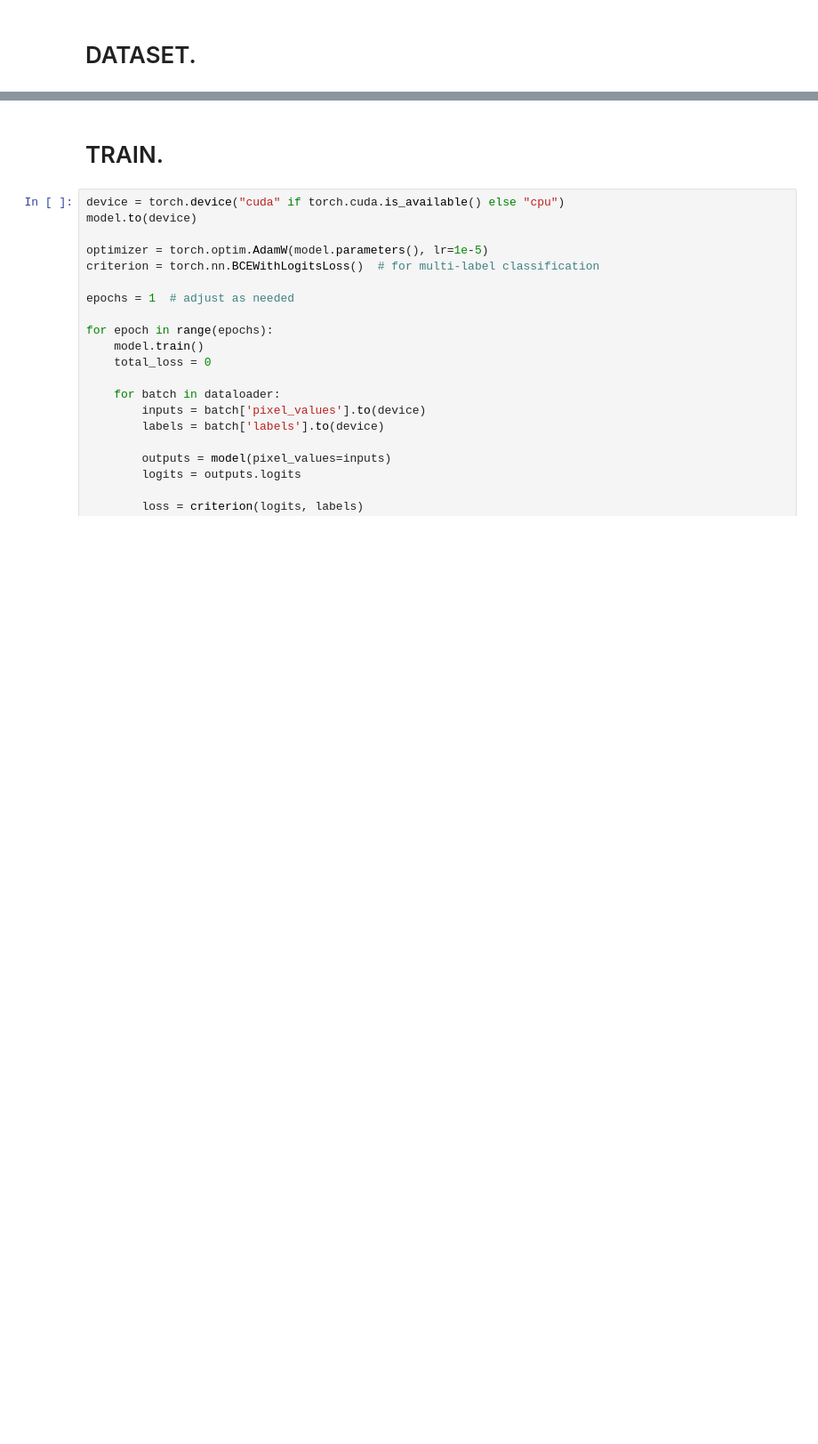
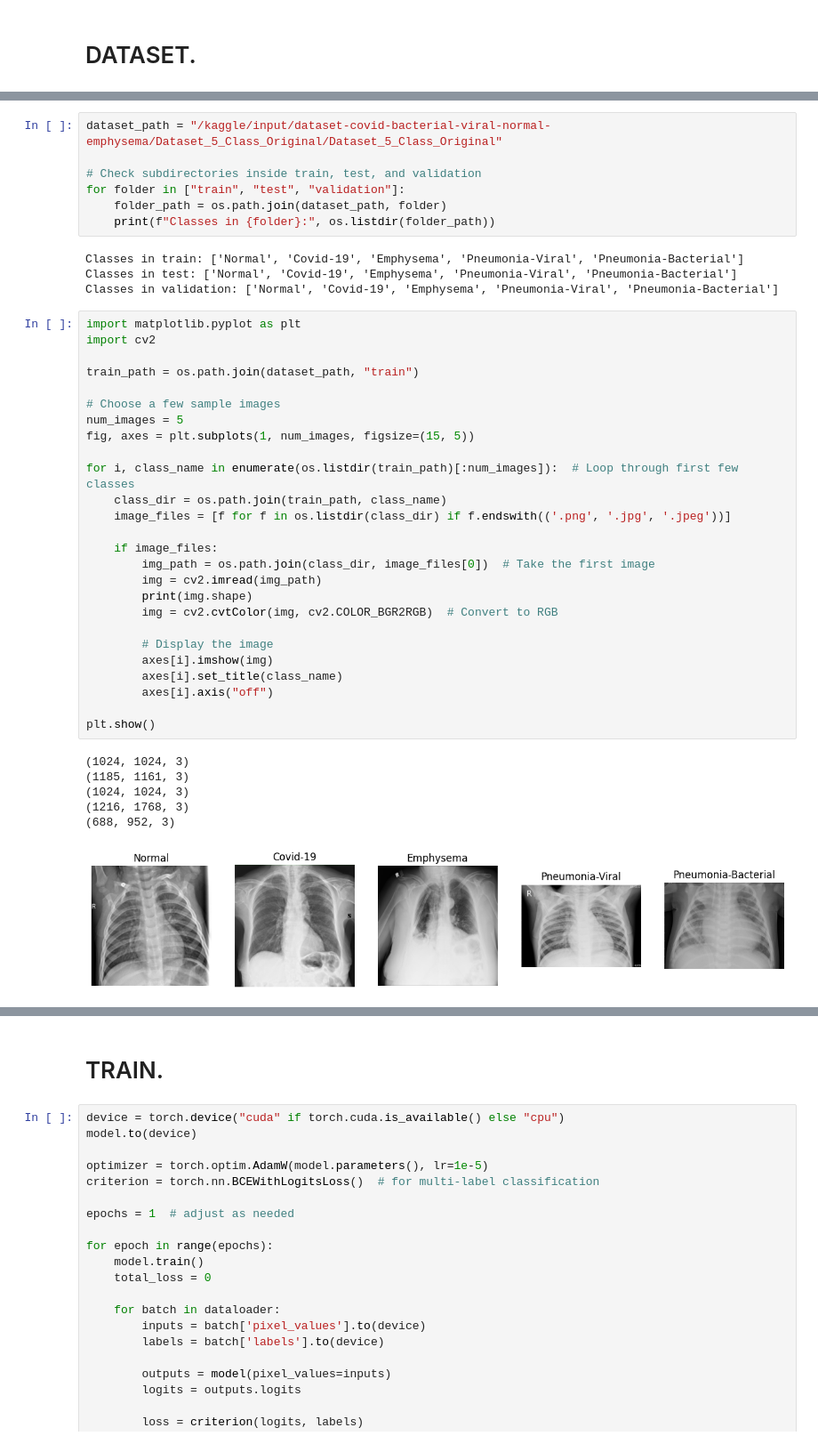
Before and after one commit to MinHius/ViT-CAM-for-Biomedical-Image-Analysis, a Jupyter notebook: vit-cam.ipynb, the cells around one changed output, grey strips where cells are left out. Shown: that part at 89% size. Saved outputs shown, nothing was run; the diff lists cells and outputs as text; blank space fills up the shorter version.

Commit message:
Kaggle Notebook | ViT-CAM | preprocessing

```diff
--- a/vit-cam.ipynb
+++ b/vit-cam.ipynb
@@ -42,0 +44,44 @@ Path to dataset files: /kaggle/input/dataset-covid-bacterial-viral-normal-emphys
+# %%
+dataset_path = "/kaggle/input/dataset-covid-bacterial-viral-normal-emphysema/Dataset_5_Class_Original/Dataset_5_Class_Original"
+
+# Check subdirectories inside train, test, and validation
+for folder in ["train", "test", "validation"]:
+    folder_path = os.path.join(dataset_path, folder)
+    print(f"Classes in {folder}:", os.listdir(folder_path))
+# %% [output]
+Classes in train: ['Normal', 'Covid-19', 'Emphysema', 'Pneumonia-Viral', 'Pneumonia-Bacterial']
+Classes in test: ['Normal', 'Covid-19', 'Emphysema', 'Pneumonia-Viral', 'Pneumonia-Bacterial']
+Classes in validation: ['Normal', 'Covid-19', 'Emphysema', 'Pneumonia-Viral', 'Pneumonia-Bacterial']
+# %%
+import matplotlib.pyplot as plt
+import cv2
+
+train_path = os.path.join(dataset_path, "train")
+
+# Choose a few sample images
+num_images = 5
+fig, axes = plt.subplots(1, num_images, figsize=(15, 5))
+
+for i, class_name in enumerate(os.listdir(train_path)[:num_images]):  # Loop through first few classes
+    class_dir = os.path.join(train_path, class_name)
+    image_files = [f for f in os.listdir(class_dir) if f.endswith(('.png', '.jpg', '.jpeg'))]
+
+    if image_files:
+        img_path = os.path.join(class_dir, image_files[0])  # Take the first image
+        img = cv2.imread(img_path)
+        print(img.shape)
+        img = cv2.cvtColor(img, cv2.COLOR_BGR2RGB)  # Convert to RGB
+
+        # Display the image
+        axes[i].imshow(img)
+        axes[i].set_title(class_name)
+        axes[i].axis("off")
+
+plt.show()
+# %% [output]
+(1024, 1024, 3)
+(1185, 1161, 3)
+(1024, 1024, 3)
+(1216, 1768, 3)
+(688, 952, 3)
+[figure, added]
```
Also changed, not shown: parts of 6 cells of this notebook.
